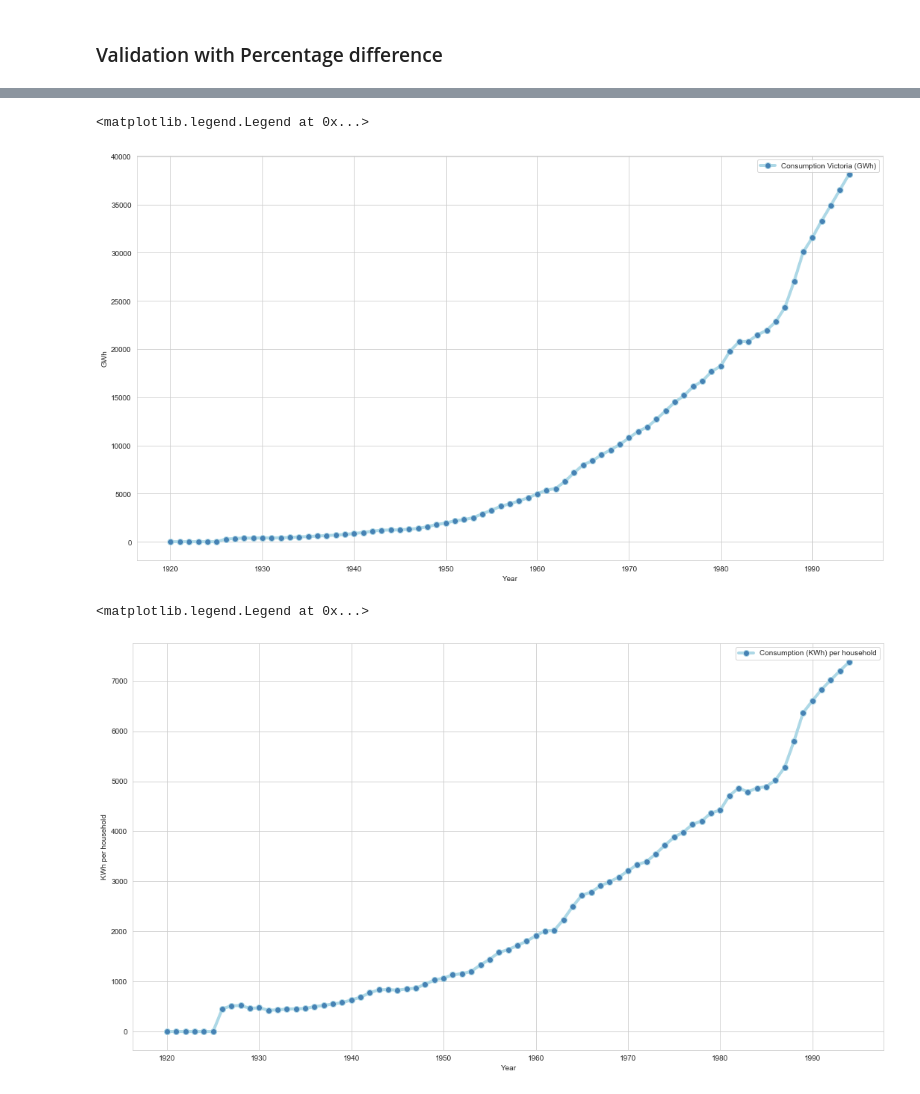
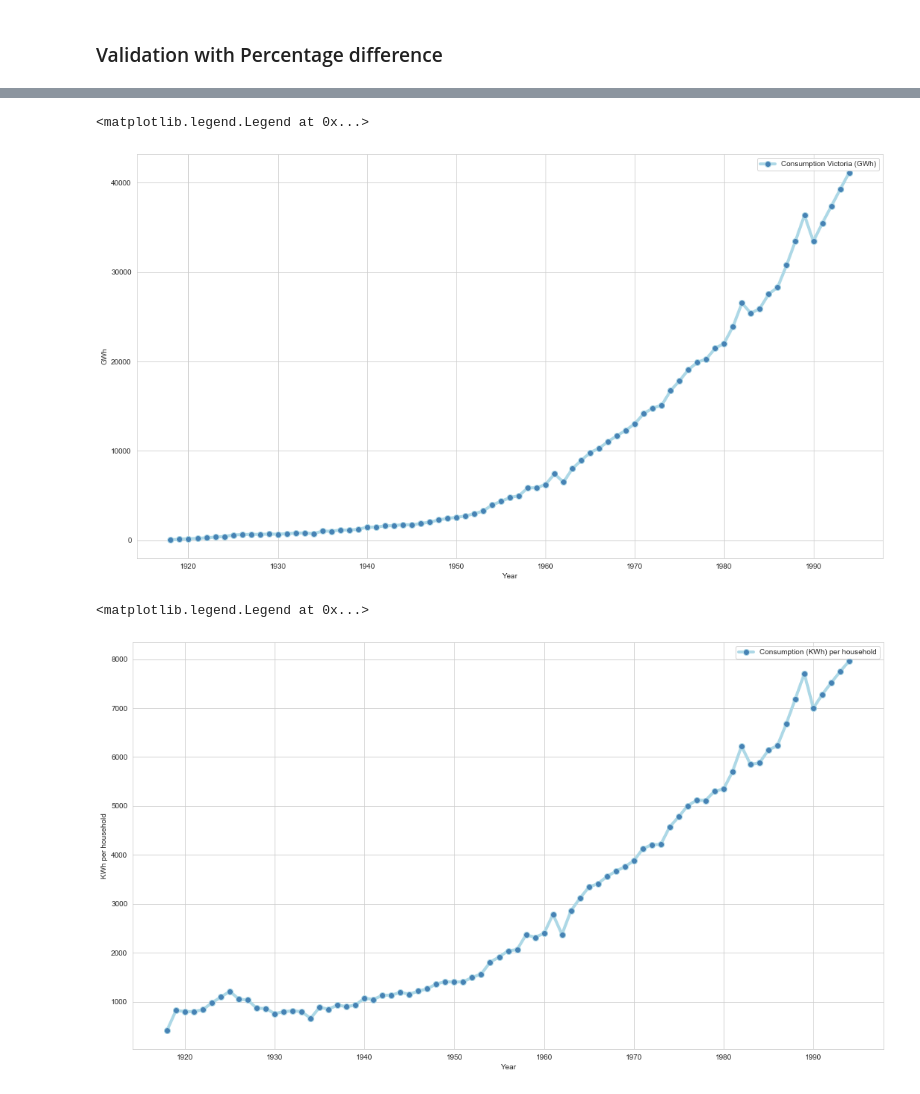
Before and after one commit to gr4sp/simulationEngine, a Jupyter notebook: experiments/notebookGr4sp/SimulationValidation.ipynb, the cells around one changed output, grey strips where cells are left out. Cells and saved outputs as stored; diff of their text form; code cells hidden in the pictures.

```diff
--- a/experiments/notebookGr4sp/SimulationValidation.ipynb
+++ b/experiments/notebookGr4sp/SimulationValidation.ipynb
@@ -544,7 +473,8 @@ plt.legend()
 The second phase of the electricity system in Victoria started in 1920, when the State Electricity Commision (SECV) is created. SECV is a public corporation that had the monopoly of all the activities related to the generation and supply of electricity. After a process of corporatisation and privatisation, its responsibilities for the whole sector ceased at the end of 1994. There is limited data in some parts of this period of analysis. Filling the gaps with some interpolations and informed assumptions, data on tariffs, generation information (fuel, technology type, nameplate capacities, etc), demand, and population was gathered. With this data, tariffs adjusted for 2019 CPI can be visualised from 1920 until 1994. As well as GHGE are quantified in the model from 1926 to 1994.
 The following cells show results the results.
 # %%
-yearly_bau_results_public_df = pd.read_csv(r'C:/Users/angel/Documents/GitHub/gr4sp/experiments/simulationData/VICSimDataYearSummary_seed_1602843717281.csv', index_col='Time (Year)')
+monthly_bau_results_public_df = pd.read_csv(r'C:/Users/angel/Documents/GitHub/gr4sp/experiments/simulationData/VICSimDataMonthlySummary_seed_1603868408514.csv', index_col='Time (Month)')
+yearly_bau_results_public_df = pd.read_csv(r'C:/Users/angel/Documents/GitHub/gr4sp/experiments/simulationData/VICSimDataYearSummary_seed_1603868408514.csv', index_col='Time (Year)')
 yearly_bau_results_public_df.head()
 # %% [output]
 |  | Consumption (KWh) per household | Avg Tariff (c/KWh) per household | Wholesale ($/MWh) | GHG Emissions (tCO2-e) per household | ... |
@@ -586,15 +516,15 @@ data_consumption_total = (data['Consumption (KWh) per household'] * data['Number
 # %%
 plt.figure(figsize=(18,10))
 yearly_dates = [DT.datetime.strptime(str(int(date)),'%Y') for date in yearly_bau_results_public_df.index]
 data=yearly_bau_results_public_df
-plt.plot( yearly_dates,data_consumption_total, marker='o', markerfacecolor='steelblue', markersize=8, color='lightblue', linewidth=4, label='Consumption Victoria (GWh)')
+plt.plot( yearly_dates,data_consumption_total, marker='o', markerfacecolor='steelblue', markersize=8, color='lightblue', linewidth=4, label='Consumption All Victoria (GWh)')
 
 plt.xlabel('Year')
 plt.ylabel('GWh')
 plt.legend()
 # %% [output]
 <matplotlib.legend.Legend at 0x...>
-[figure, old version]
+[figure, new version]
 # %%
 plt.figure(figsize=(18,10))
 yearly_dates = [DT.datetime.strptime(str(int(date)),'%Y') for date in yearly_bau_results_public_df.index]
@@ -606,7 +536,7 @@ plt.ylabel('KWh per household')
 plt.legend()
 # %% [output]
 <matplotlib.legend.Legend at 0x...>
-[figure, old version]
+[figure, new version]
 # %%
 plt.figure(figsize=(18,10))
 yearly_dates = [DT.datetime.strptime(str(int(date)),'%Y') for date in yearly_bau_results_public_df.index]
```
Also changed, not shown: parts of 27 cells of this notebook, 15 other files.
